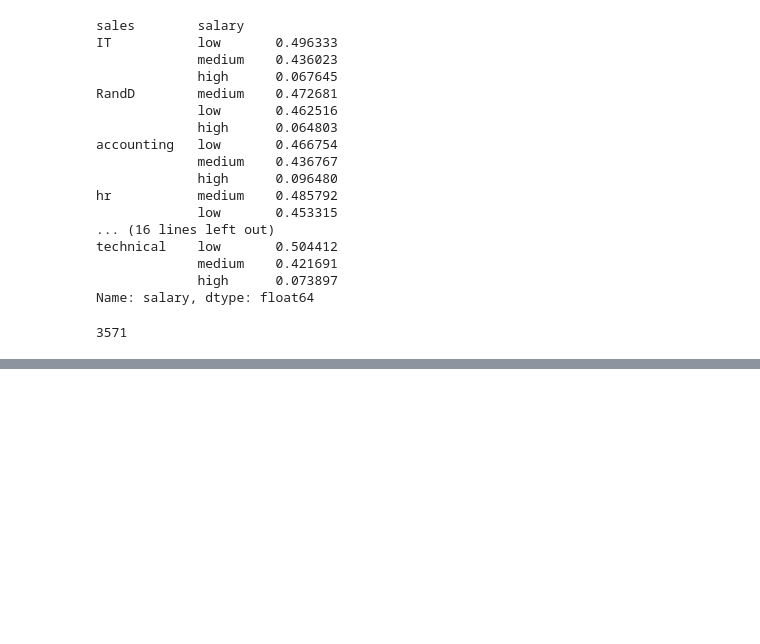
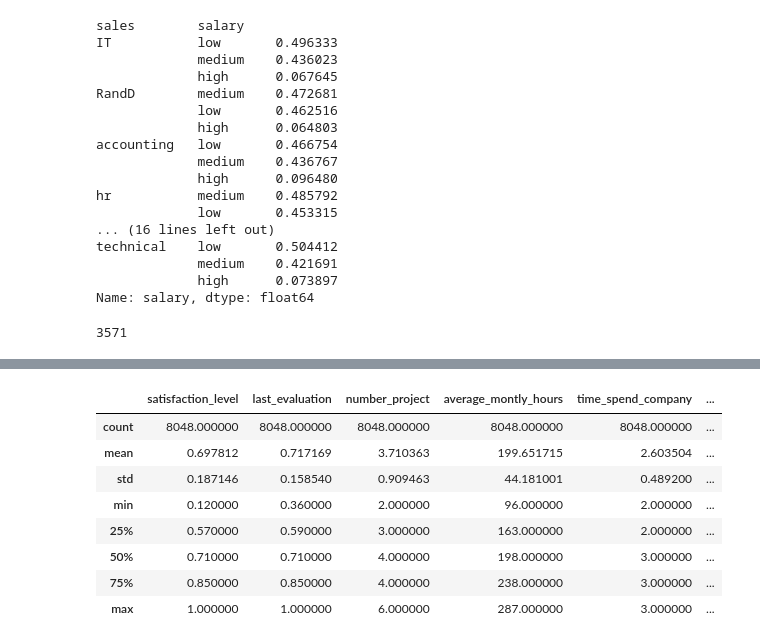
Before and after one commit to olgamonahova/python, a Jupyter notebook: Проверочная/Проверочная.ipynb, the cells around one changed output, grey strips where cells are left out. Cells and saved outputs as stored; diff of their text form; code cells hidden in the pictures; blank space fills up the shorter version.

```diff
--- a/Проверочная/Проверочная.ipynb
+++ b/Проверочная/Проверочная.ipynb
@@ -277,0 +355,12 @@ sns.pairplot(years_5_left, vars=['average_montly_hours', 'last_evaluation'])
+# %%
+below_3_stay.describe()
+# %% [output]
+|  | satisfaction_level | last_evaluation | number_project | average_montly_hours | time_spend_company | ... |
+| count | 8048.000000 | 8048.000000 | 8048.000000 | 8048.000000 | 8048.000000 | ... |
+| mean | 0.697812 | 0.717169 | 3.710363 | 199.651715 | 2.603504 | ... |
+| std | 0.187146 | 0.158540 | 0.909463 | 44.181001 | 0.489200 | ... |
+| min | 0.120000 | 0.360000 | 2.000000 | 96.000000 | 2.000000 | ... |
+| 25% | 0.570000 | 0.590000 | 3.000000 | 163.000000 | 2.000000 | ... |
+| 50% | 0.710000 | 0.710000 | 4.000000 | 198.000000 | 3.000000 | ... |
+| 75% | 0.850000 | 0.850000 | 4.000000 | 238.000000 | 3.000000 | ... |
+| max | 1.000000 | 1.000000 | 6.000000 | 287.000000 | 3.000000 | ... |
```
Also changed, not shown: parts of 19 cells of this notebook.
